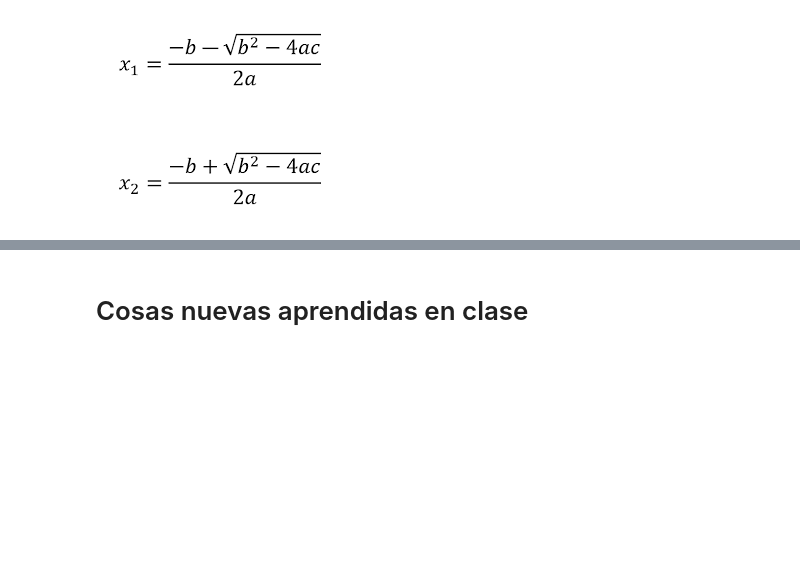
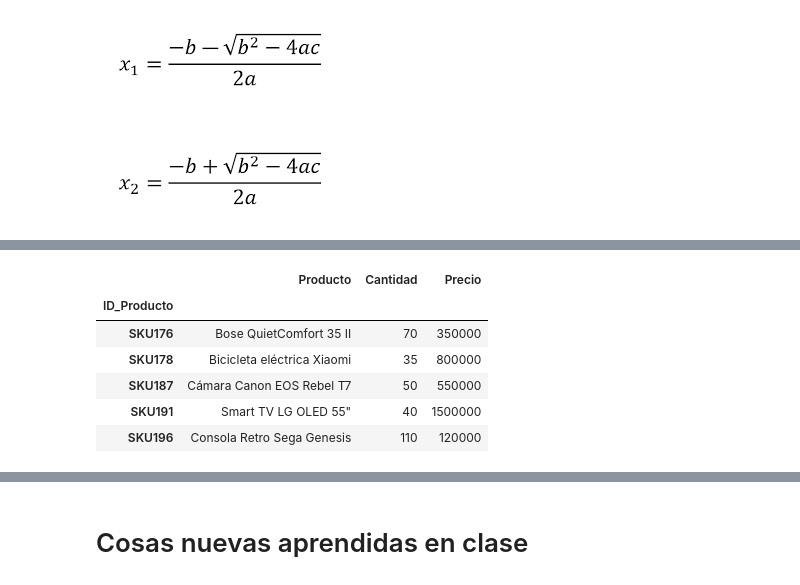
Before and after one commit to Woodyhsp/Top, a Jupyter notebook: Mi aprendizaje.ipynb, the cells around one changed output, grey strips where cells are left out. Cells and saved outputs as stored; diff of their text form; code cells hidden in the pictures; blank space fills up the shorter version.

```diff
--- a/Mi aprendizaje.ipynb
+++ b/Mi aprendizaje.ipynb
@@ -473,0 +543,10 @@ print(f"El valor de x1 es: {raiz1:.2f} y el valor de x2 es: {raiz2:.2f}")
+# %%
+df_excel.tail(5)
+# %% [output]
+|  | Producto | Cantidad | Precio |
+| ID_Producto |  |  |  |
+| SKU176 | Bose QuietComfort 35 II | 70 | 350000 |
+| SKU178 | Bicicleta eléctrica Xiaomi | 35 | 800000 |
+| SKU187 | Cámara Canon EOS Rebel T7 | 50 | 550000 |
+| SKU191 | Smart TV LG OLED 55" | 40 | 1500000 |
+| SKU196 | Consola Retro Sega Genesis | 110 | 120000 |
```
Also changed, not shown: parts of 28 cells of this notebook.
